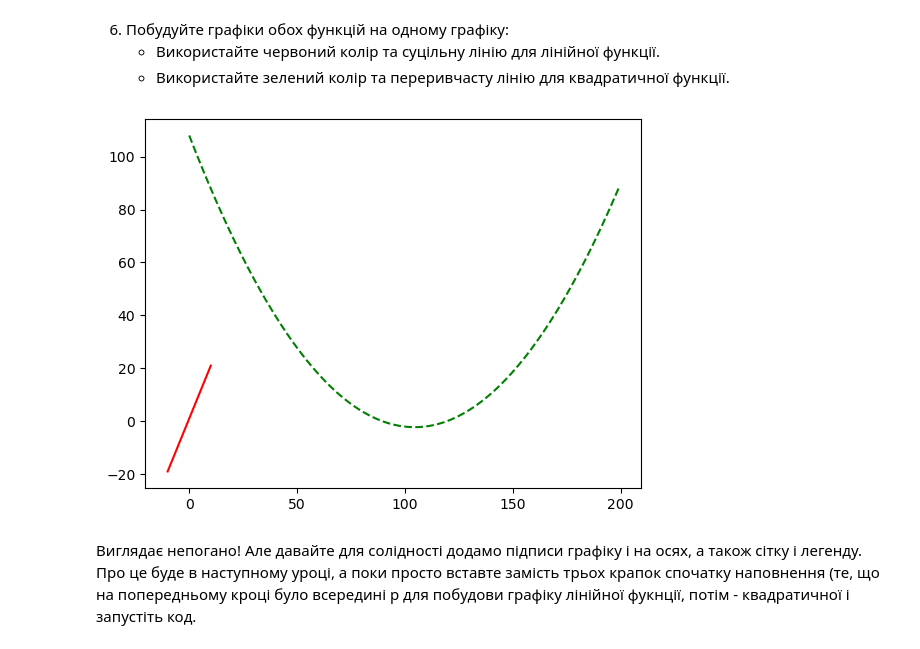
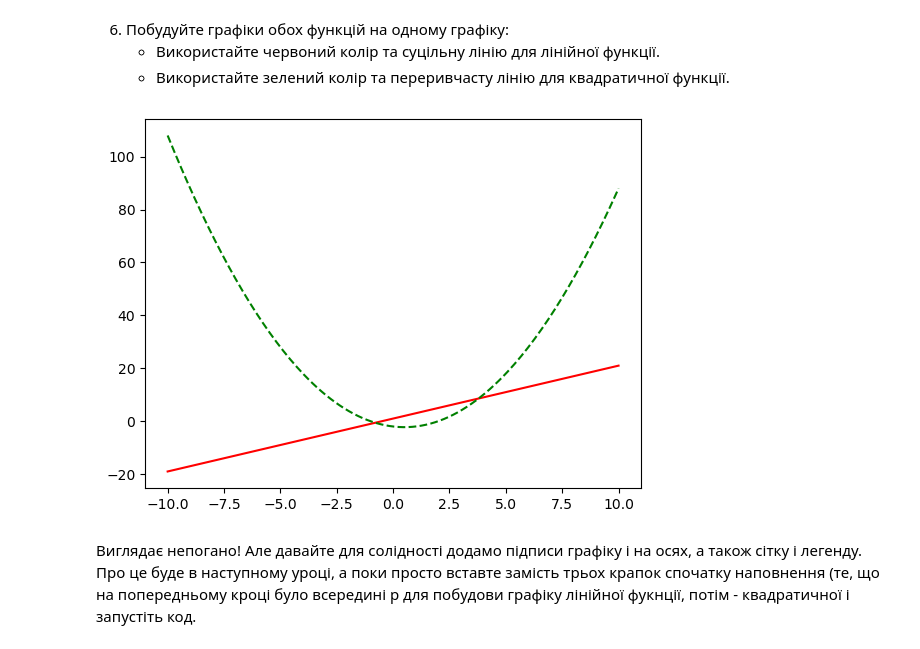
Before and after one commit to YuliiaLekh/python.for.da.tasks, a Jupyter notebook: Homework_4_1_Базові_візуалізації.ipynb, the cells around one changed output. Drawn from its saved outputs; the diff is of its cells as text; code cells hidden in the pictures.

```diff
--- a/Homework_4_1_Базові_візуалізації.ipynb
+++ b/Homework_4_1_Базові_візуалізації.ipynb
@@ -47,9 +47,9 @@ plt.plot(x, y_quadratic);
    - Використайте зелений колір та переривчасту лінію для квадратичної функції.
 # %%
 plt.plot(x, y_linear, '-r');
-plt.plot(y_quadratic, '--g');
+plt.plot(x, y_quadratic, '--g');
 # %% [output]
-[figure, old version]
+[figure, new version]
 # %% [markdown]
 Виглядає непогано! Але давайте для солідності додамо підписи графіку і на осях, а також сітку і легенду. Про це буде в наступному уроці, а поки просто вставте замість трьох крапок спочатку наповнення (те, що на попередньому кроці було всередині p для побудови графіку лінійної фукнції, потім - квадратичної і запустіть код.
 # %%
```
